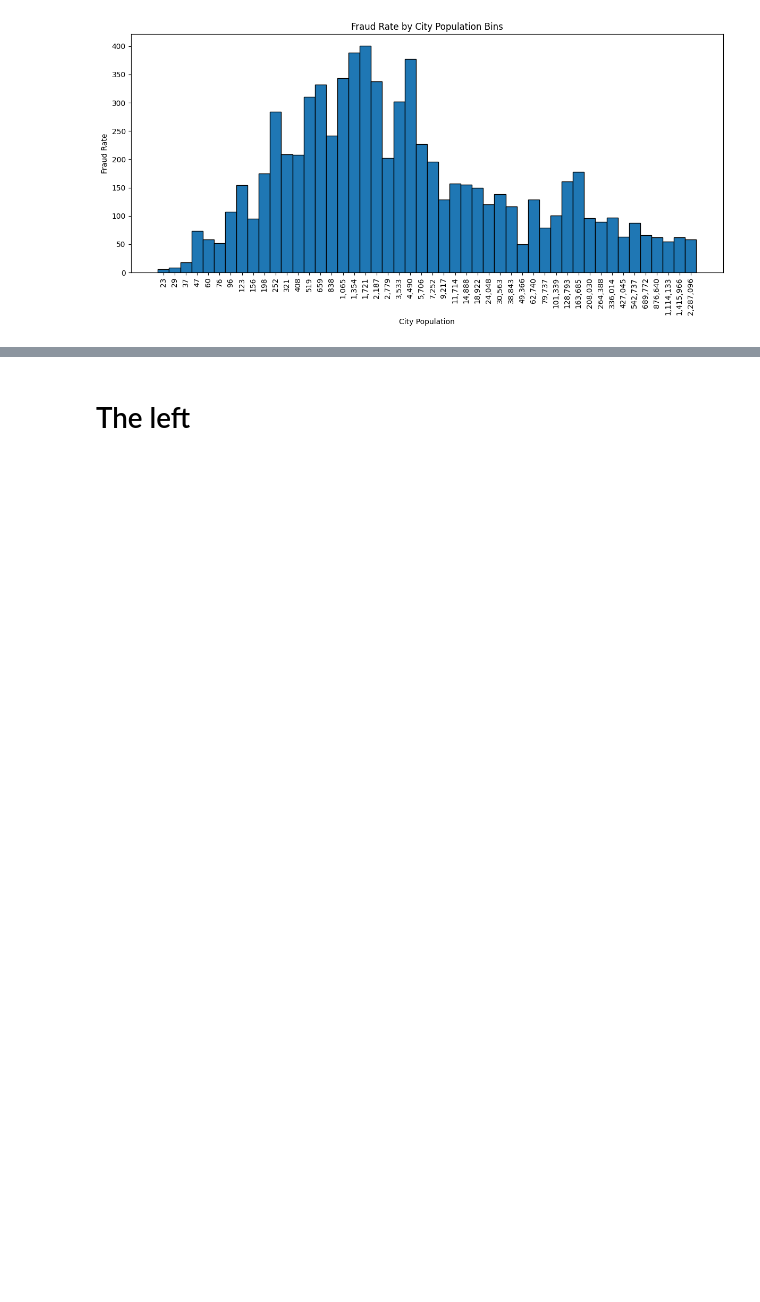
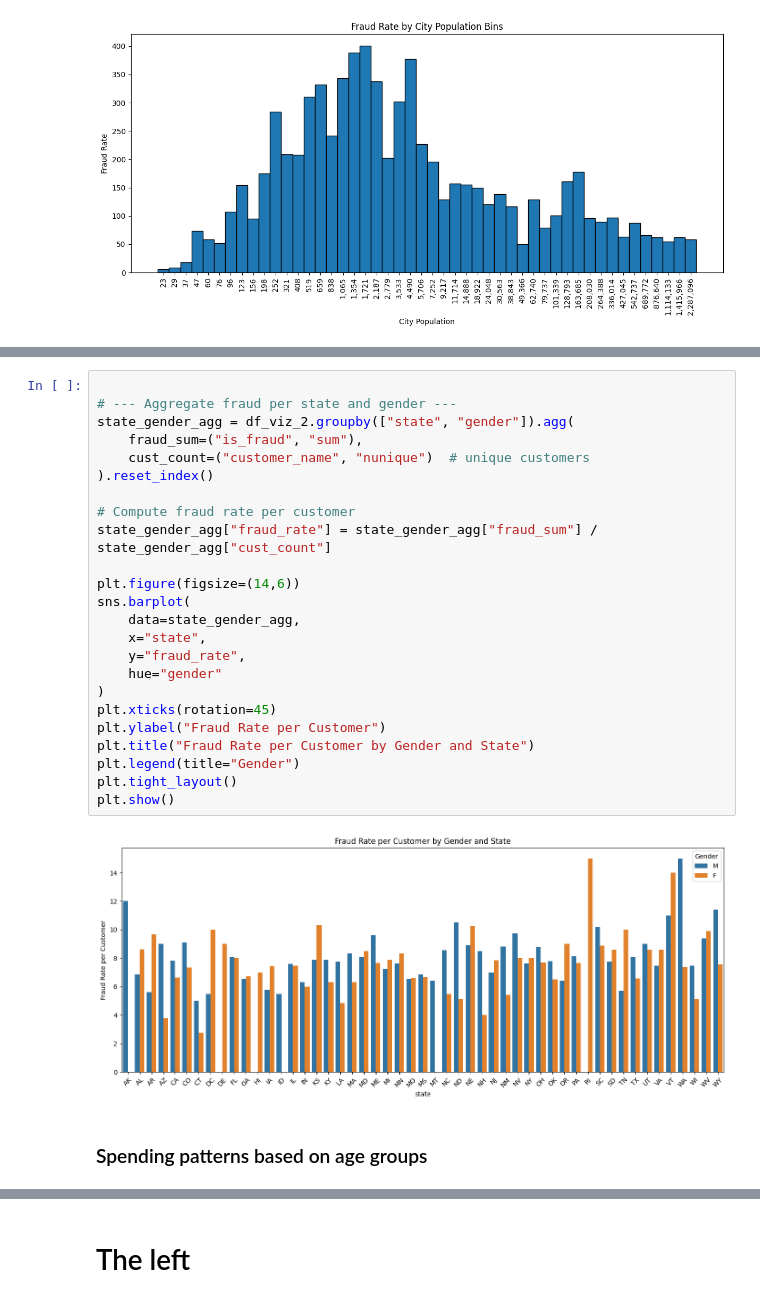
Before and after one commit to AubLambert/FraudDetection, a Jupyter notebook: Fraud_Detection.ipynb, the cells around one changed output, grey strips where cells are left out. Saved outputs shown, nothing was run; the diff lists cells and outputs as text; blank space fills up the shorter version.

```diff
--- a/Fraud_Detection.ipynb
+++ b/Fraud_Detection.ipynb
@@ -762,0 +845,28 @@ plt.show()
+# %%
+
+# --- Aggregate fraud per state and gender ---
+state_gender_agg = df_viz_2.groupby(["state", "gender"]).agg(
+    fraud_sum=("is_fraud", "sum"),
+    cust_count=("customer_name", "nunique")  # unique customers
+).reset_index()
+
+# Compute fraud rate per customer
+state_gender_agg["fraud_rate"] = state_gender_agg["fraud_sum"] / state_gender_agg["cust_count"]
+
+plt.figure(figsize=(14,6))
+sns.barplot(
+    data=state_gender_agg,
+    x="state",
+    y="fraud_rate",
+    hue="gender"
+)
+plt.xticks(rotation=45)
+plt.ylabel("Fraud Rate per Customer")
+plt.title("Fraud Rate per Customer by Gender and State")
+plt.legend(title="Gender")
+plt.tight_layout()
+plt.show()
+# %% [output]
+[figure, added]
+# %% [markdown]
+### Spending patterns based on age groups
```
Also changed, not shown: parts of 32 cells of this notebook.
